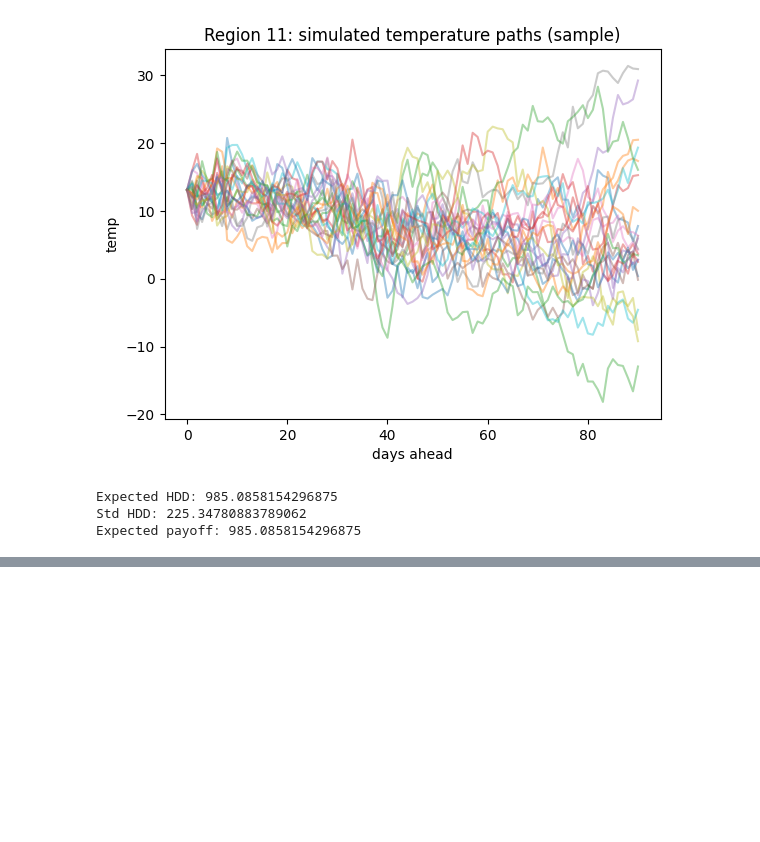
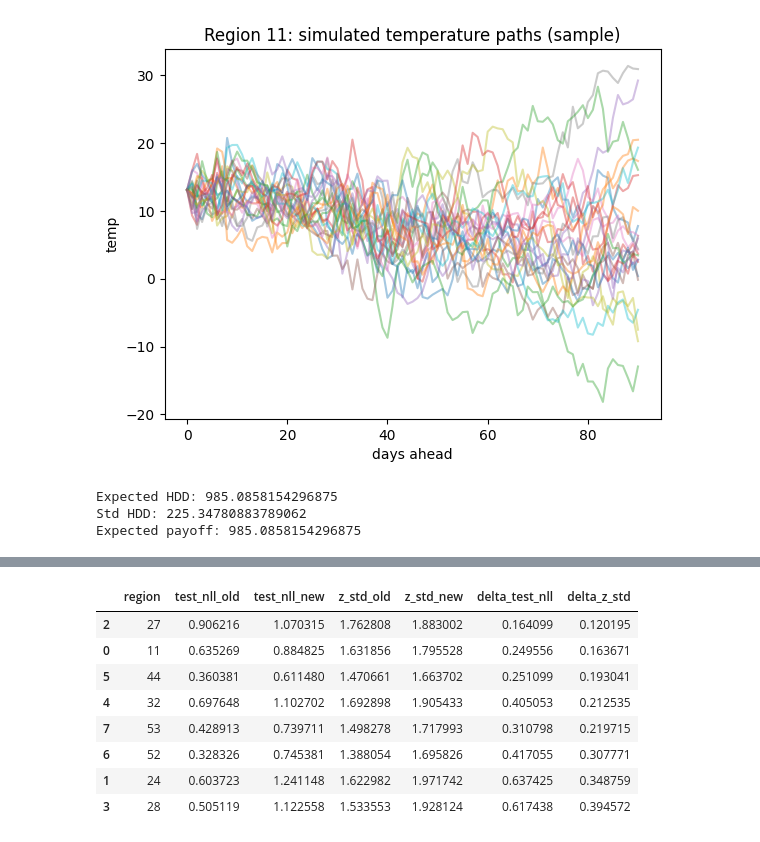
Before and after one commit to MarieLouiseLysholt/Masters_2026, a Jupyter notebook: OU+ML/Benth_OU_Model1_NN_Calibration_PerRegion.ipynb, the cells around one changed output, grey strips where cells are left out. Saved outputs shown, nothing was run; the diff lists cells and outputs as text; code cells hidden in the pictures; blank space fills up the shorter version.

```diff
--- a/OU+ML/Benth_OU_Model1_NN_Calibration_PerRegion.ipynb
+++ b/OU+ML/Benth_OU_Model1_NN_Calibration_PerRegion.ipynb
@@ -483,0 +828,13 @@ Expected payoff: 985.0858154296875
+# %%
+comparison[["region", "test_nll_old", "test_nll_new", "z_std_old", "z_std_new", "delta_test_nll", "delta_z_std"]] \
+    .sort_values("delta_z_std")
+# %% [output]
+|  | region | test_nll_old | test_nll_new | z_std_old | z_std_new | delta_test_nll | delta_z_std |
+| 2 | 27 | 0.906216 | 1.070315 | 1.762808 | 1.883002 | 0.164099 | 0.120195 |
+| 0 | 11 | 0.635269 | 0.884825 | 1.631856 | 1.795528 | 0.249556 | 0.163671 |
+| 5 | 44 | 0.360381 | 0.611480 | 1.470661 | 1.663702 | 0.251099 | 0.193041 |
+| 4 | 32 | 0.697648 | 1.102702 | 1.692898 | 1.905433 | 0.405053 | 0.212535 |
+| 7 | 53 | 0.428913 | 0.739711 | 1.498278 | 1.717993 | 0.310798 | 0.219715 |
+| 6 | 52 | 0.328326 | 0.745381 | 1.388054 | 1.695826 | 0.417055 | 0.307771 |
+| 1 | 24 | 0.603723 | 1.241148 | 1.622982 | 1.971742 | 0.637425 | 0.348759 |
+| 3 | 28 | 0.505119 | 1.122558 | 1.533553 | 1.928124 | 0.617438 | 0.394572 |
```
Also changed, not shown: parts of 10 cells of this notebook, 8 other files.
